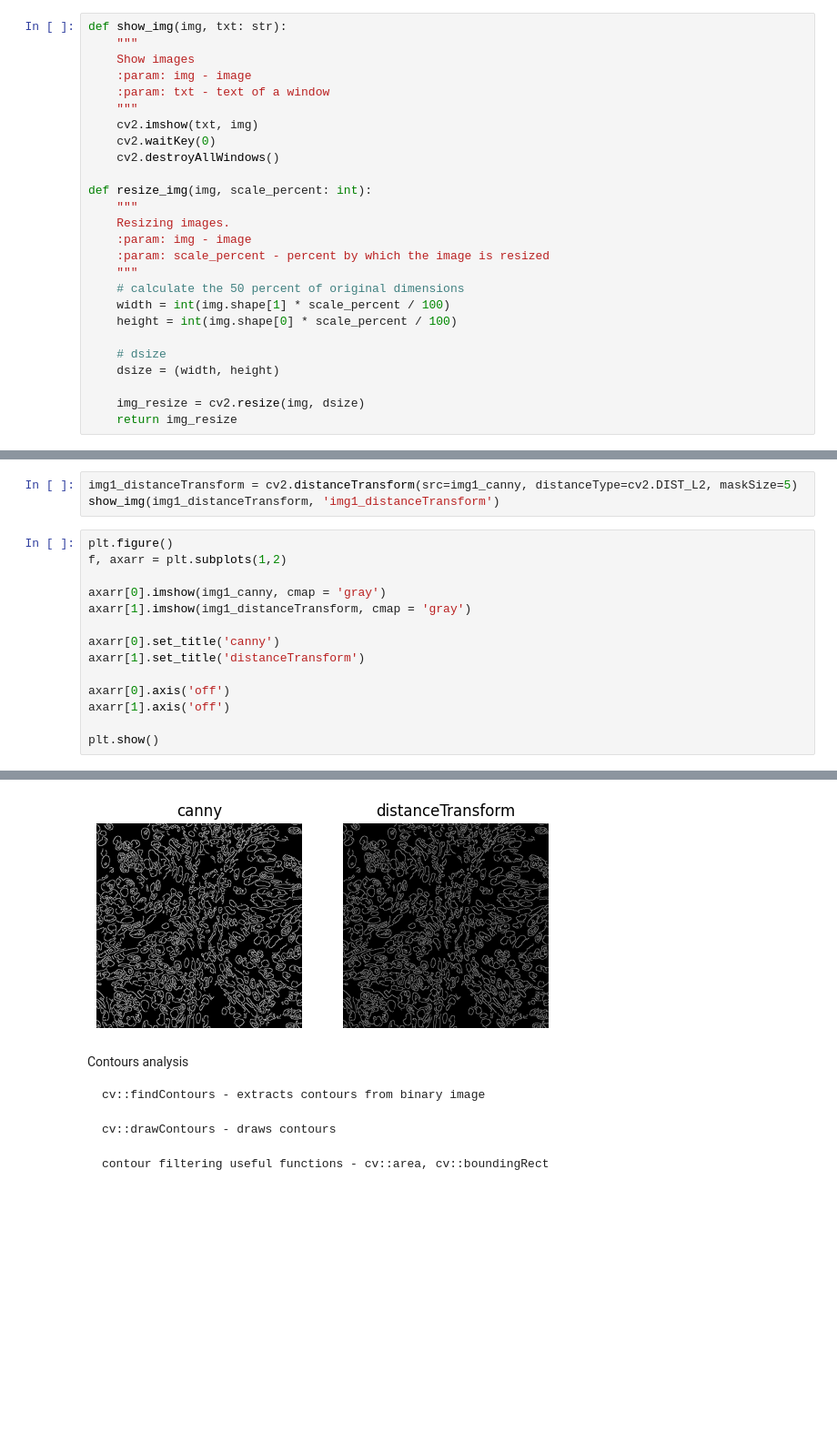
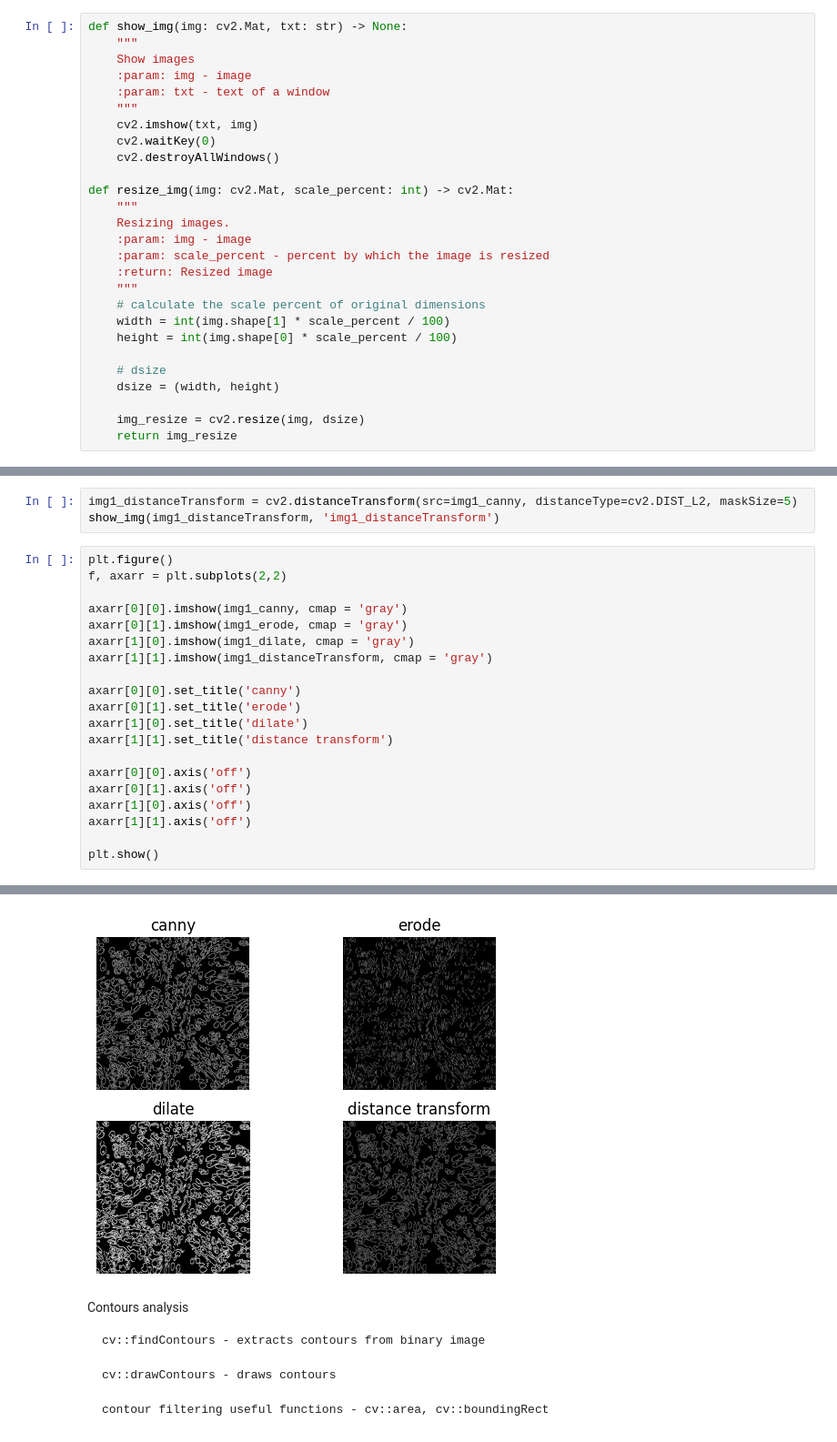
Before and after one commit to Matovic/Cell-segmentation-using-morphological-operations-and-image-filtrations, a Jupyter notebook: src/zadanie1.ipynb, the cells around one changed output, grey strips where cells are left out. Shown at 91% size. Drawn from its saved outputs; the diff is of its cells as text; blank space fills up the shorter version.

```diff
--- a/src/zadanie1.ipynb
+++ b/src/zadanie1.ipynb
@@ -34,5 +34,5 @@ Define function to show images:
 # %%
-def show_img(img, txt: str):
+def show_img(img: cv2.Mat, txt: str) -> None:
     """
     Show images
     :param: img - image
@@ -42,13 +42,14 @@ def show_img(img, txt: str):
     cv2.waitKey(0)
     cv2.destroyAllWindows()
 
-def resize_img(img, scale_percent: int):
+def resize_img(img: cv2.Mat, scale_percent: int) -> cv2.Mat:
     """
     Resizing images.
     :param: img - image
     :param: scale_percent - percent by which the image is resized
+    :return: Resized image
     """
-    # calculate the 50 percent of original dimensions
+    # calculate the scale percent of original dimensions
     width = int(img.shape[1] * scale_percent / 100)
     height = int(img.shape[0] * scale_percent / 100)
 
@@ -287,21 +301,27 @@ img1_distanceTransform = cv2.distanceTransform(src=img1_canny, distanceType=cv2.
 show_img(img1_distanceTransform, 'img1_distanceTransform')
 # %%
 plt.figure()
-f, axarr = plt.subplots(1,2)
+f, axarr = plt.subplots(2,2)
 
-axarr[0].imshow(img1_canny, cmap = 'gray')
-axarr[1].imshow(img1_distanceTransform, cmap = 'gray')
+axarr[0][0].imshow(img1_canny, cmap = 'gray')
+axarr[0][1].imshow(img1_erode, cmap = 'gray')
+axarr[1][0].imshow(img1_dilate, cmap = 'gray')
+axarr[1][1].imshow(img1_distanceTransform, cmap = 'gray')
 
-axarr[0].set_title('canny')
-axarr[1].set_title('distanceTransform')
+axarr[0][0].set_title('canny')
+axarr[0][1].set_title('erode')
+axarr[1][0].set_title('dilate')
+axarr[1][1].set_title('distance transform')
 
-axarr[0].axis('off')
-axarr[1].axis('off')
+axarr[0][0].axis('off')
+axarr[0][1].axis('off')
+axarr[1][0].axis('off')
+axarr[1][1].axis('off')
 
 plt.show()
 # %% [output]
 <Figure size 640x480 with 0 Axes>
-[figure, old version]
+[figure, new version]
 # %% [markdown]
 Contours analysis
 
```
Also changed, not shown: parts of 9 cells of this notebook, 2 other files.
